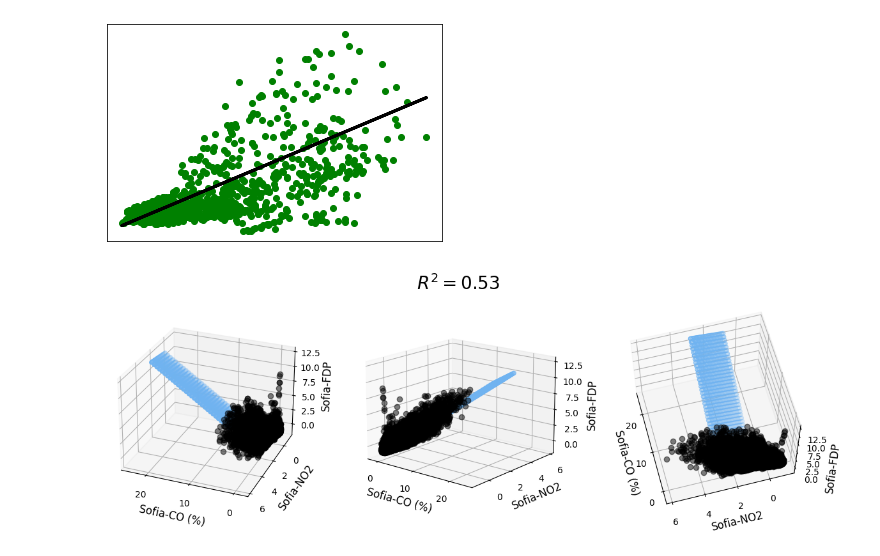
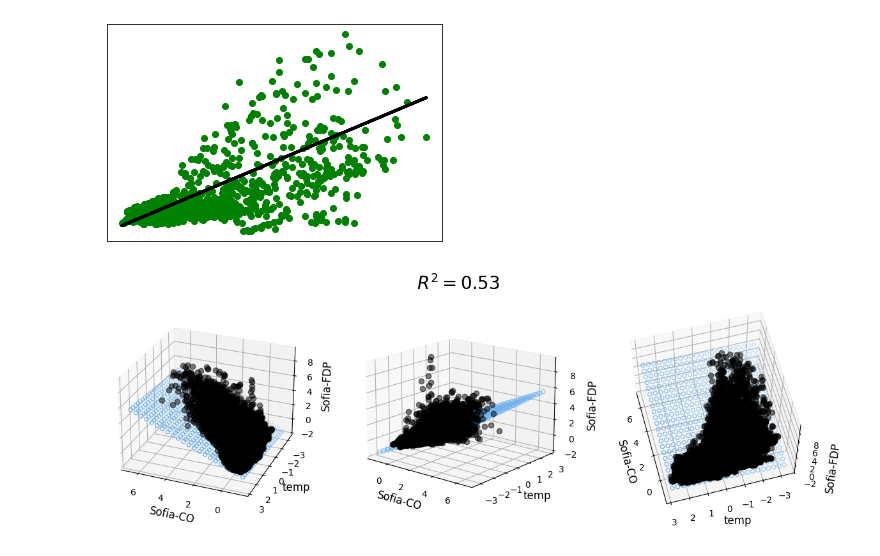
Before and after one commit to TsvetoslavVasev/BIgDataCourseProject, a Jupyter notebook: SofiaAirQuality.ipynb, the cells around one changed output. Drawn from its saved outputs; the diff is of its cells as text; code cells hidden in the pictures.

```diff
--- a/SofiaAirQuality.ipynb
+++ b/SofiaAirQuality.ipynb
@@ -857,58 +862,58 @@ Mean squared error: 0.58
 Coefficient of determination: 0.33
 [figure]
 # %%
-X = scaled_air_quality_df[['Sofia-CO', 'Sofia-NO2']].values.reshape(-1,2)
+X = scaled_air_quality_df[['Sofia-CO', 'temp']].values.reshape(-1,2)
 Y = scaled_air_quality_df['Sofia-FDP']
 
-######################## Prepare model data point for visualization ###############################
+#Prepare model data point for visualization
 
 x = X[:, 0]
 y = X[:, 1]
 z = Y
 
-x_pred = np.linspace(6, 24, 30)      # range of porosity values
-y_pred = np.linspace(0.93, 2.9, 30)  # range of VR values
+x_pred = np.linspace(scaled_air_quality_df['Sofia-CO'].min(), scaled_air_quality_df['Sofia-CO'].max(), 22)      # range of CO values
+y_pred = np.linspace(scaled_air_quality_df['temp'].min(), scaled_air_quality_df['temp'].max(), 22)  # range of temp values
 xx_pred, yy_pred = np.meshgrid(x_pred, y_pred)
 model_viz = np.array([xx_pred.flatten(), yy_pred.flatten()]).T
 
-################################################ Train #############################################
+#Train
 
 ols = LinearRegression()
 model = ols.fit(X, Y)
 predicted = model.predict(model_viz)
 
-############################################## Evaluate ############################################
+# Evaluate
 
 r2 = model.score(X, Y)
 
-############################################## Plot ################################################
+# Plot
 
 plt.style.use('default')
 
 fig = plt.figure(figsize=(12, 4))
 
 ax1 = fig.add_subplot(131, projection='3d')
 ax2 = fig.add_subplot(132, projection='3d')
 ax3 = fig.add_subplot(133, projection='3d')
 
 axes = [ax1, ax2, ax3]
 
 for ax in axes:
     ax.plot(x, y, z, color='k', zorder=15, linestyle='none', marker='o', alpha=0.5)
     ax.scatter(xx_pred.flatten(), yy_pred.flatten(), predicted, facecolor=(0,0,0,0), s=20, edgecolor='#70b3f0')
-    ax.set_xlabel('Sofia-CO (%)', fontsize=12)
-    ax.set_ylabel('Sofia-NO2', fontsize=12)
+    ax.set_xlabel('Sofia-CO', fontsize=12)
+    ax.set_ylabel('temp', fontsize=12)
     ax.set_zlabel('Sofia-FDP', fontsize=12)
     ax.locator_params(nbins=4, axis='x')
     ax.locator_params(nbins=5, axis='x')
 
 
 ax1.view_init(elev=27, azim=112)
 ax2.view_init(elev=16, azim=-51)
 ax3.view_init(elev=60, azim=165)
 
 fig.suptitle('$R^2 = %.2f$' % r2, fontsize=20)
 
 fig.tight_layout()
 # %% [output]
-[figure, old version]
+[figure, new version]
```
Also changed, not shown: parts of 6 cells of this notebook, 2 other files.
